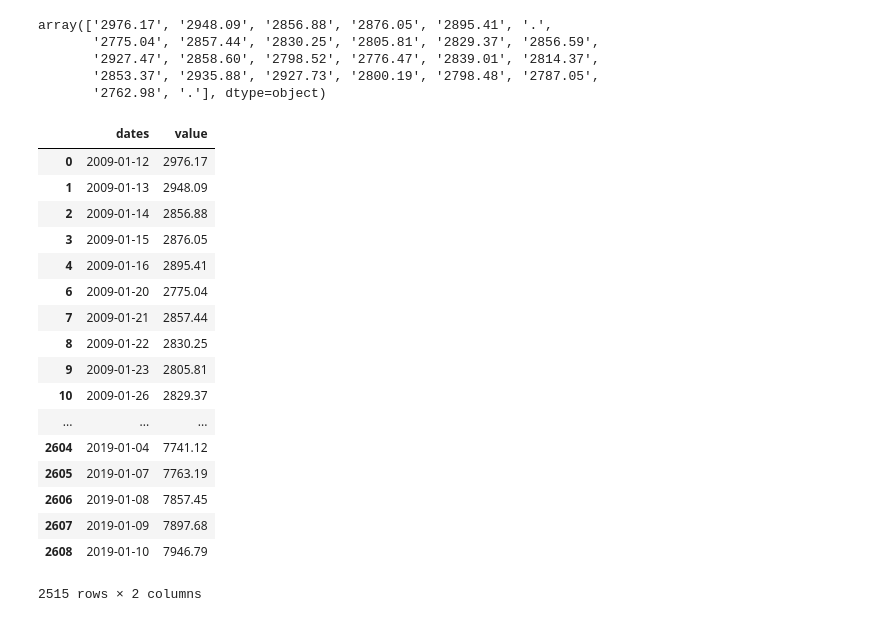
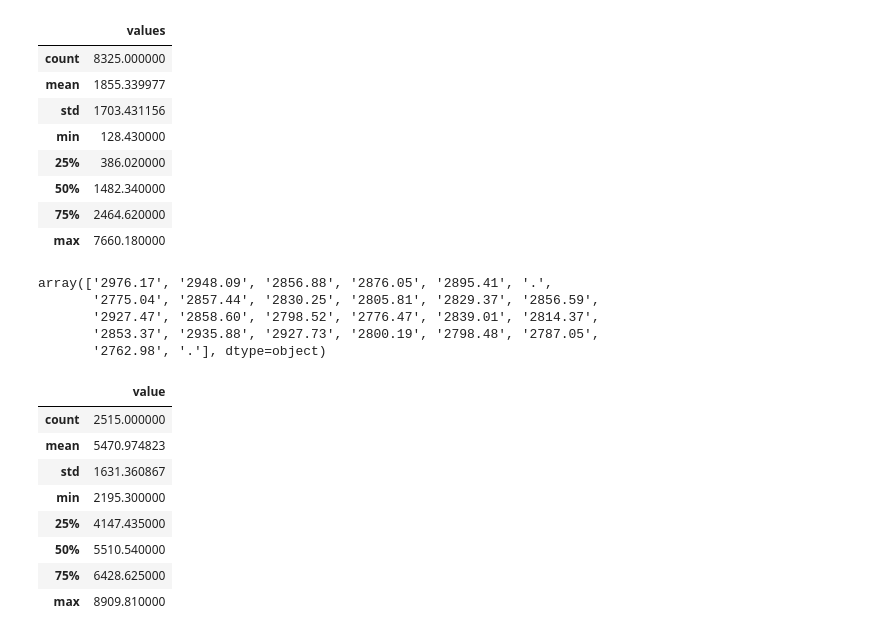
Before and after one commit to peterofson/Python_MachineLearning, a Jupyter notebook: Stock Market & Weather/StockMarket&Weather.ipynb, the cells around one changed output. Cells and saved outputs as stored; diff of their text form; code cells hidden in the pictures.

```diff
--- a/Stock Market & Weather/StockMarket&Weather.ipynb
+++ b/Stock Market & Weather/StockMarket&Weather.ipynb
@@ -15,3 +18,26 @@ df_dow = pd.read_csv(path)
+# %%
+df_nas.describe()
+df_nas['VALUE'].head(50).values
+
+nas_vals = pd.Series(df_nas["VALUE"].values)
+nas_dates = pd.Series(df_nas["DATE"].values)
+nas_new = pd.to_numeric(nas_vals,errors='coerce')
+
+df_nas2 = pd.DataFrame(nas_new, columns =['values'])
+df_dates = pd.DataFrame(nas_dates,columns=['dates'])
+df1 = df_nas2.dropna()
+df_nasdaq = pd.concat([df_dates,df_nas2],axis=1).dropna()
+df_nasdaq.describe()
+# %% [output]
+|  | values |
+| count | 8325.000000 |
+| mean | 1855.339977 |
+| std | 1703.431156 |
+| min | 128.430000 |
+| 25% | 386.020000 |
+| 50% | 1482.340000 |
+| 75% | 2464.620000 |
+| max | 7660.180000 |
 # %%
 df_dow.describe()
 df_dow['VALUE'].head(26).values
@@ -37,22 +63,14 @@ dfd = pd.DataFrame(d,columns=['dates'])
 new = pd.concat([dfd,dfs],axis=1)
 df_dows = new.dropna()
 df_dows # 2515 rows × 2 columns
+df_dows.describe()
 # %% [output]
-|  | dates | value |
-| 0 | 2009-01-12 | 2976.17 |
-| 1 | 2009-01-13 | 2948.09 |
-| 2 | 2009-01-14 | 2856.88 |
-| 3 | 2009-01-15 | 2876.05 |
-| 4 | 2009-01-16 | 2895.41 |
-| 6 | 2009-01-20 | 2775.04 |
-| 7 | 2009-01-21 | 2857.44 |
-| 8 | 2009-01-22 | 2830.25 |
-| 9 | 2009-01-23 | 2805.81 |
-| 10 | 2009-01-26 | 2829.37 |
-| ... | ... | ... |
-| 2604 | 2019-01-04 | 7741.12 |
-| 2605 | 2019-01-07 | 7763.19 |
-| 2606 | 2019-01-08 | 7857.45 |
-| 2607 | 2019-01-09 | 7897.68 |
-| 2608 | 2019-01-10 | 7946.79 |
+|  | value |
+| count | 2515.000000 |
+| mean | 5470.974823 |
+| std | 1631.360867 |
+| min | 2195.300000 |
+| 25% | 4147.435000 |
+| 50% | 5510.540000 |
+| 75% | 6428.625000 |
+| max | 8909.810000 |
-2515 rows × 2 columns
```
Also changed, not shown: parts of 5 cells of this notebook.
